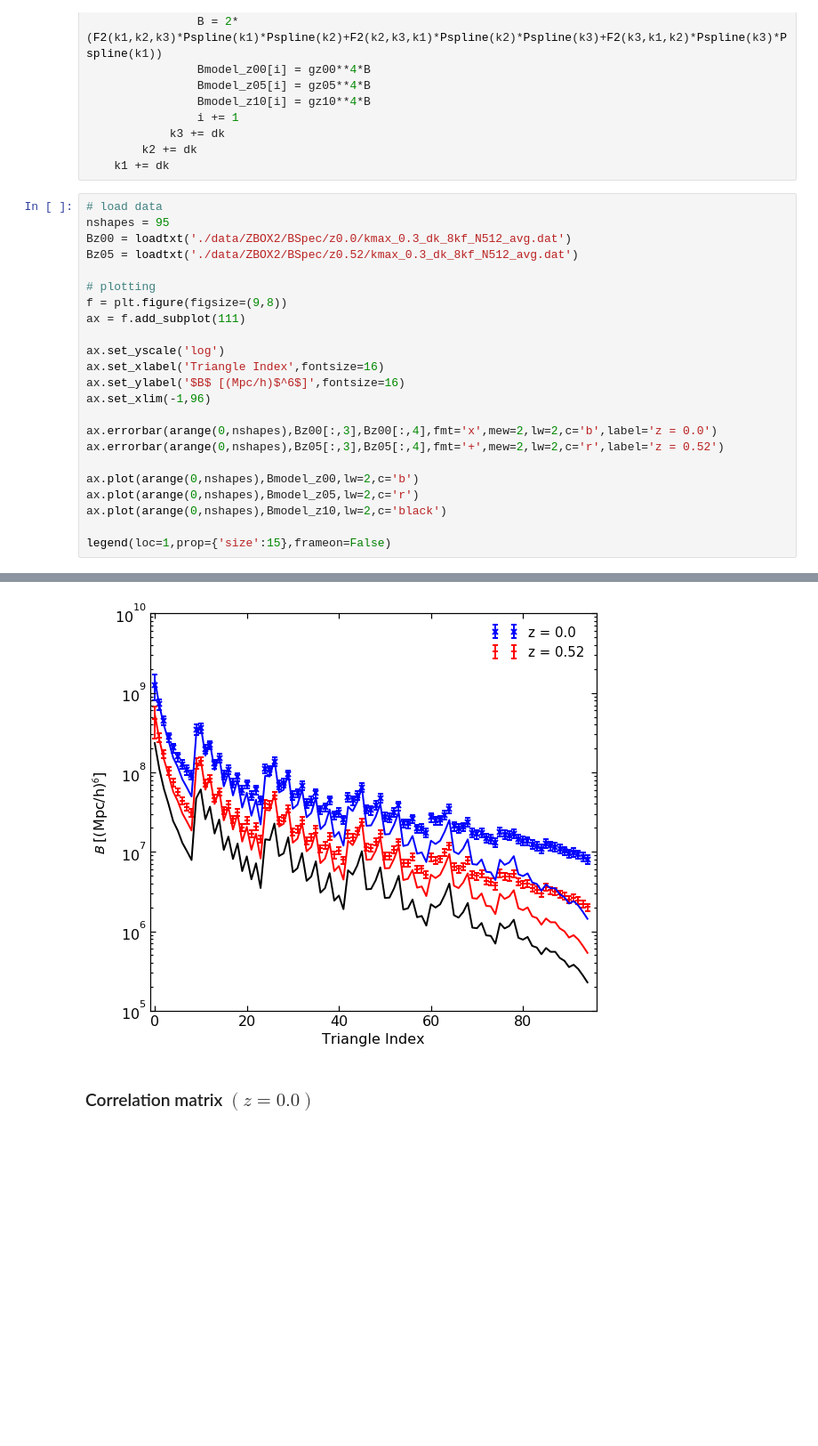
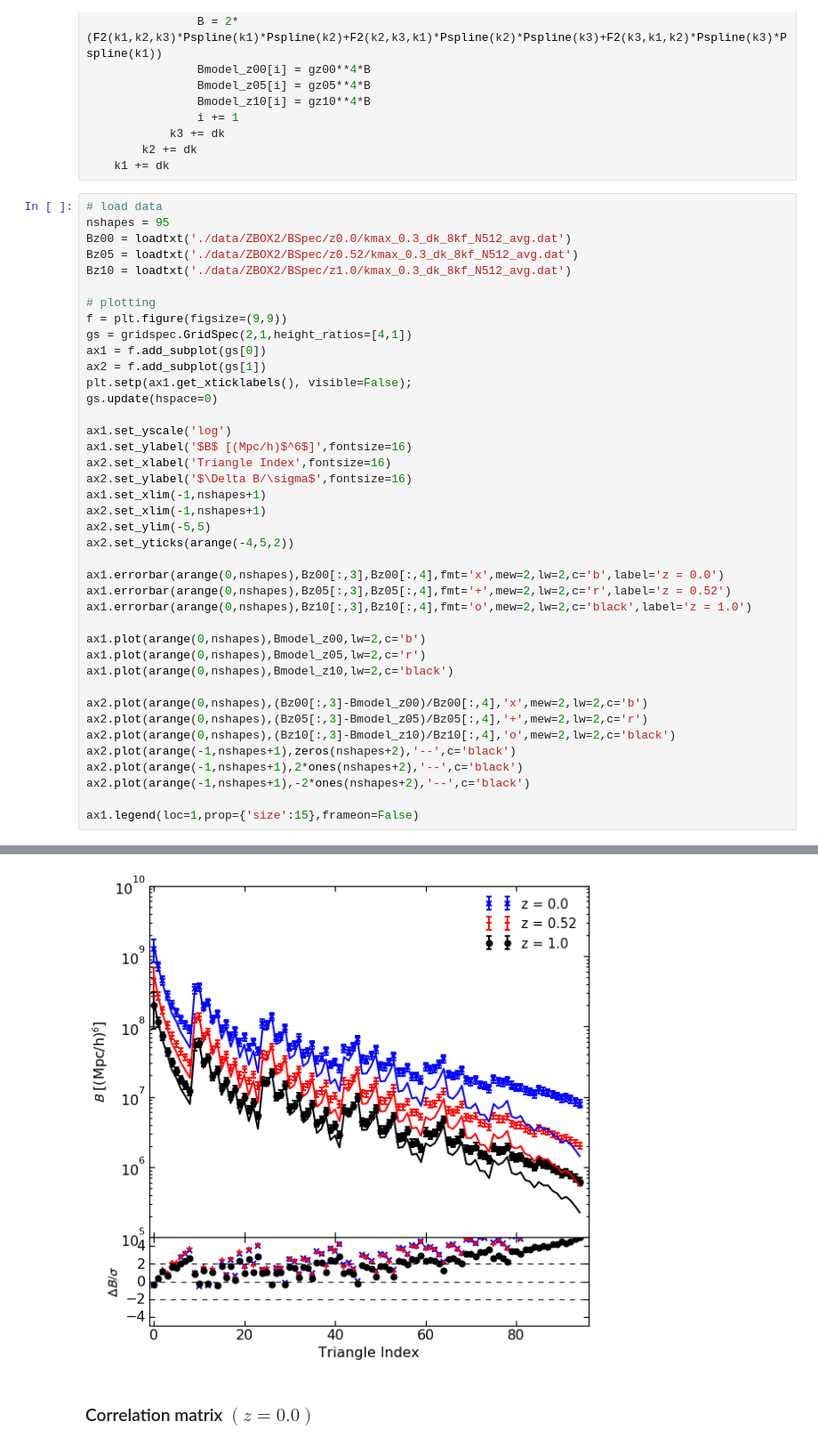
Before and after one commit to DonRegan/notebooks, a Jupyter notebook: ZBOX2 Measurements.ipynb, the cells around one changed output, grey strips where cells are left out. Shown: that part at 89% size. Cells and saved outputs as stored; diff of their text form; blank space fills up the shorter version.

```diff
--- a/ZBOX2 Measurements.ipynb
+++ b/ZBOX2 Measurements.ipynb
@@ -90,29 +112,46 @@ while k1 < 0.3:
 # %%
 # load data
 nshapes = 95
 Bz00 = loadtxt('./data/ZBOX2/BSpec/z0.0/kmax_0.3_dk_8kf_N512_avg.dat')
 Bz05 = loadtxt('./data/ZBOX2/BSpec/z0.52/kmax_0.3_dk_8kf_N512_avg.dat')
+Bz10 = loadtxt('./data/ZBOX2/BSpec/z1.0/kmax_0.3_dk_8kf_N512_avg.dat')
 
 # plotting
-f = plt.figure(figsize=(9,8))
-ax = f.add_subplot(111)
+f = plt.figure(figsize=(9,9))
+gs = gridspec.GridSpec(2,1,height_ratios=[4,1])
+ax1 = f.add_subplot(gs[0])
+ax2 = f.add_subplot(gs[1])
+plt.setp(ax1.get_xticklabels(), visible=False);
+gs.update(hspace=0)
 
-ax.set_yscale('log')
-ax.set_xlabel('Triangle Index',fontsize=16)
-ax.set_ylabel('$B$ [(Mpc/h)$^6$]',fontsize=16)
-ax.set_xlim(-1,96)
+ax1.set_yscale('log')
+ax1.set_ylabel('$B$ [(Mpc/h)$^6$]',fontsize=16)
+ax2.set_xlabel('Triangle Index',fontsize=16)
+ax2.set_ylabel('$\Delta B/\sigma$',fontsize=16)
+ax1.set_xlim(-1,nshapes+1)
+ax2.set_xlim(-1,nshapes+1)
+ax2.set_ylim(-5,5)
+ax2.set_yticks(arange(-4,5,2))
 
-ax.errorbar(arange(0,nshapes),Bz00[:,3],Bz00[:,4],fmt='x',mew=2,lw=2,c='b',label='z = 0.0')
-ax.errorbar(arange(0,nshapes),Bz05[:,3],Bz05[:,4],fmt='+',mew=2,lw=2,c='r',label='z = 0.52')
+ax1.errorbar(arange(0,nshapes),Bz00[:,3],Bz00[:,4],fmt='x',mew=2,lw=2,c='b',label='z = 0.0')
+ax1.errorbar(arange(0,nshapes),Bz05[:,3],Bz05[:,4],fmt='+',mew=2,lw=2,c='r',label='z = 0.52')
+ax1.errorbar(arange(0,nshapes),Bz10[:,3],Bz10[:,4],fmt='o',mew=2,lw=2,c='black',label='z = 1.0')
 
-ax.plot(arange(0,nshapes),Bmodel_z00,lw=2,c='b')
-ax.plot(arange(0,nshapes),Bmodel_z05,lw=2,c='r')
-ax.plot(arange(0,nshapes),Bmodel_z10,lw=2,c='black')
+ax1.plot(arange(0,nshapes),Bmodel_z00,lw=2,c='b')
+ax1.plot(arange(0,nshapes),Bmodel_z05,lw=2,c='r')
+ax1.plot(arange(0,nshapes),Bmodel_z10,lw=2,c='black')
 
-legend(loc=1,prop={'size':15},frameon=False)
+ax2.plot(arange(0,nshapes),(Bz00[:,3]-Bmodel_z00)/Bz00[:,4],'x',mew=2,lw=2,c='b')
+ax2.plot(arange(0,nshapes),(Bz05[:,3]-Bmodel_z05)/Bz05[:,4],'+',mew=2,lw=2,c='r')
+ax2.plot(arange(0,nshapes),(Bz10[:,3]-Bmodel_z10)/Bz10[:,4],'o',mew=2,lw=2,c='black')
+ax2.plot(arange(-1,nshapes+1),zeros(nshapes+2),'--',c='black')
+ax2.plot(arange(-1,nshapes+1),2*ones(nshapes+2),'--',c='black')
+ax2.plot(arange(-1,nshapes+1),-2*ones(nshapes+2),'--',c='black')
+
+ax1.legend(loc=1,prop={'size':15},frameon=False)
 # %% [output]
 <matplotlib.legend.Legend at 0x...>
-[figure, old version]
+[figure, new version]
 # %% [markdown]
 ### Correlation matrix $(z=0.0)$
 # %%
```
Also changed, not shown: parts of 3 cells of this notebook.
